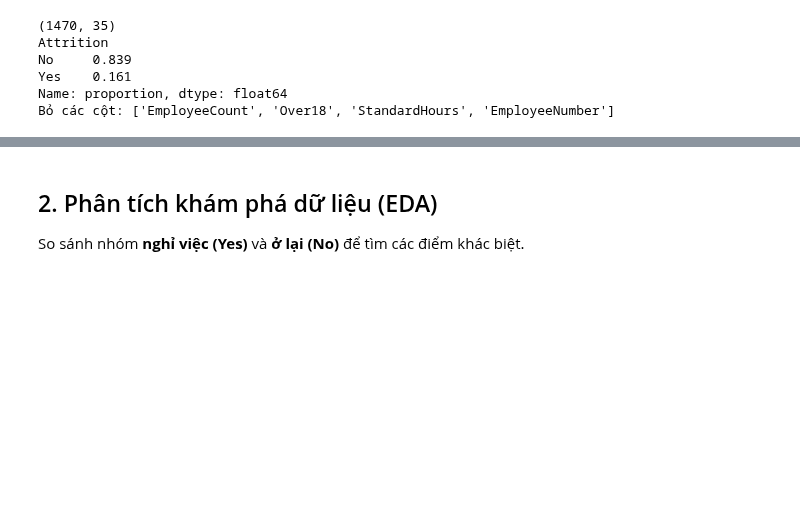
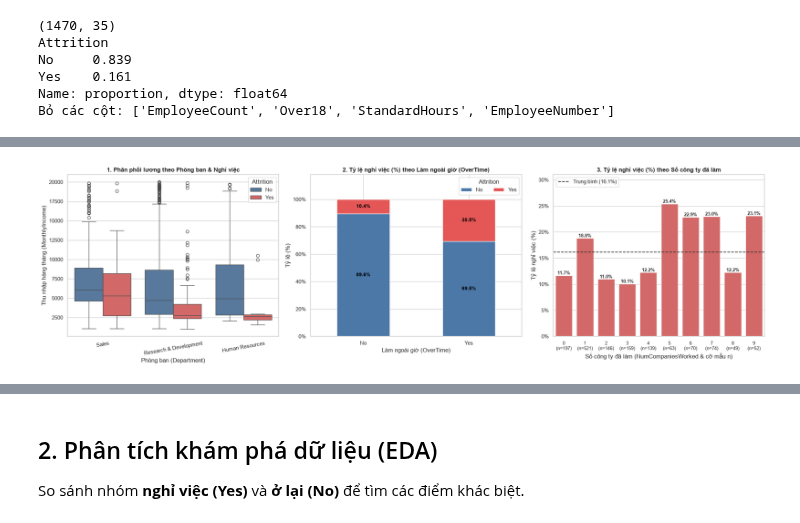
Before and after one commit to NewProGuest/KHDL-Group-7, a Jupyter notebook: notebooks/01_HR_Analytics.ipynb, the cells around one changed output, grey strips where cells are left out. Cells and saved outputs as stored; diff of their text form; code cells hidden in the pictures; blank space fills up the shorter version.

```diff
--- a/notebooks/01_HR_Analytics.ipynb
+++ b/notebooks/01_HR_Analytics.ipynb
@@ -51,0 +54,88 @@ Bỏ các cột: ['EmployeeCount', 'Over18', 'StandardHours', 'EmployeeNumber']
+# %%
+from matplotlib.ticker import PercentFormatter
+
+ATTRITION_PALETTE = {"No": "#4C78A8", "Yes": "#E45756"}
+
+fig, axes = plt.subplots(1, 3, figsize=(21, 6))
+
+# Biểu đồ 1: Phân phối lương theo Phòng ban & Nghỉ việc
+sns.boxplot(
+    data=df, x="Department", y="MonthlyIncome",
+    hue="Attrition", hue_order=["No", "Yes"],
+    palette=ATTRITION_PALETTE, ax=axes[0]
+)
+axes[0].set_title("1. Phân phối lương theo Phòng ban & Nghỉ việc", fontsize=12, fontweight="bold")
+axes[0].set_xlabel("Phòng ban (Department)")
+axes[0].set_ylabel("Thu nhập hàng tháng (MonthlyIncome)")
+axes[0].tick_params(axis="x", rotation=10)
+axes[0].legend(title="Attrition", loc="upper right")
+
+# Biểu đồ 2: Tỷ lệ nghỉ việc (%) theo Làm ngoài giờ (OverTime)
+
+ot_ct = pd.crosstab(df["OverTime"], df["Attrition"], normalize="index").reindex(columns=["No", "Yes"]) * 100
+ot_ct.plot(
+    kind="bar", stacked=True,
+    color=[ATTRITION_PALETTE["No"], ATTRITION_PALETTE["Yes"]],
+    ax=axes[1], rot=0
+)
+axes[1].set_title("2. Tỷ lệ nghỉ việc (%) theo Làm ngoài giờ (OverTime)", fontsize=12, fontweight="bold")
+axes[1].set_xlabel("Làm ngoài giờ (OverTime)")
+axes[1].set_ylabel("Tỷ lệ (%)")
+
+axes[1].set_ylim(0, 118)
+axes[1].yaxis.set_major_formatter(PercentFormatter(100, decimals=0))
+axes[1].legend(
+    title="Attrition", loc="upper right", ncol=2, frameon=True
+    # Hoặc nếu muốn đưa hẳn ra ngoài khung vẽ: bbox_to_anchor=(1.02, 1), loc="upper left"
+)
+
+for container in axes[1].containers:
+    axes[1].bar_label(container, fmt="%.1f%%", label_type="center", fontsize=10, color="black", fontweight="bold")
+
+
+# Biểu đồ 3: Tỷ lệ nghỉ việc theo Số công ty đã làm
+
+comp_attrition = (
+    df[["NumCompaniesWorked"]]
+    .assign(Attrition=(df["Attrition"] == "Yes").astype(int))
+    .groupby("NumCompaniesWorked", as_index=False)
+    .agg(
+        employee_count=("Attrition", "size"),
+        attrition_rate=("Attrition", "mean")
+    )
+    .sort_values("NumCompaniesWorked")
+)
+
+sns.barplot(
+    data=comp_attrition, x="NumCompaniesWorked", y="attrition_rate",
+    color=ATTRITION_PALETTE["Yes"], order=comp_attrition["NumCompaniesWorked"], ax=axes[2]
+)
+
+for i, (_, row) in enumerate(comp_attrition.iterrows()):
+    axes[2].annotate(
+        f"{row['attrition_rate']:.1%}",
+        (i, row["attrition_rate"]),
+        ha="center", va="bottom", fontsize=9.5, fontweight="bold"
+    )
+
+avg_attrition = (df["Attrition"] == "Yes").mean()
+axes[2].axhline(
+    avg_attrition, color="#333333", linestyle="--", linewidth=1.5,
+    label=f"Trung bình ({avg_attrition:.1%})"
+)
+axes[2].legend(loc="upper left", frameon=True)
+
+axes[2].yaxis.set_major_formatter(PercentFormatter(1.0, decimals=0))
+
+x_labels = [f"{int(r['NumCompaniesWorked'])}\n(n={int(r['employee_count'])})" for _, r in comp_attrition.iterrows()]
+axes[2].set_xticklabels(x_labels, fontsize=9)
+
+axes[2].set_title("3. Tỷ lệ nghỉ việc (%) theo Số công ty đã làm", fontsize=12, fontweight="bold")
+axes[2].set_xlabel("Số công ty đã làm (NumCompaniesWorked & cỡ mẫu n)")
+axes[2].set_ylabel("Tỷ lệ nghỉ việc (%)")
+axes[2].set_ylim(0, comp_attrition["attrition_rate"].max() * 1.22)
+
+plt.tight_layout()
+plt.show()
+# %% [output]
+[figure, added]
```
Also changed, not shown: parts of 2 cells of this notebook.
